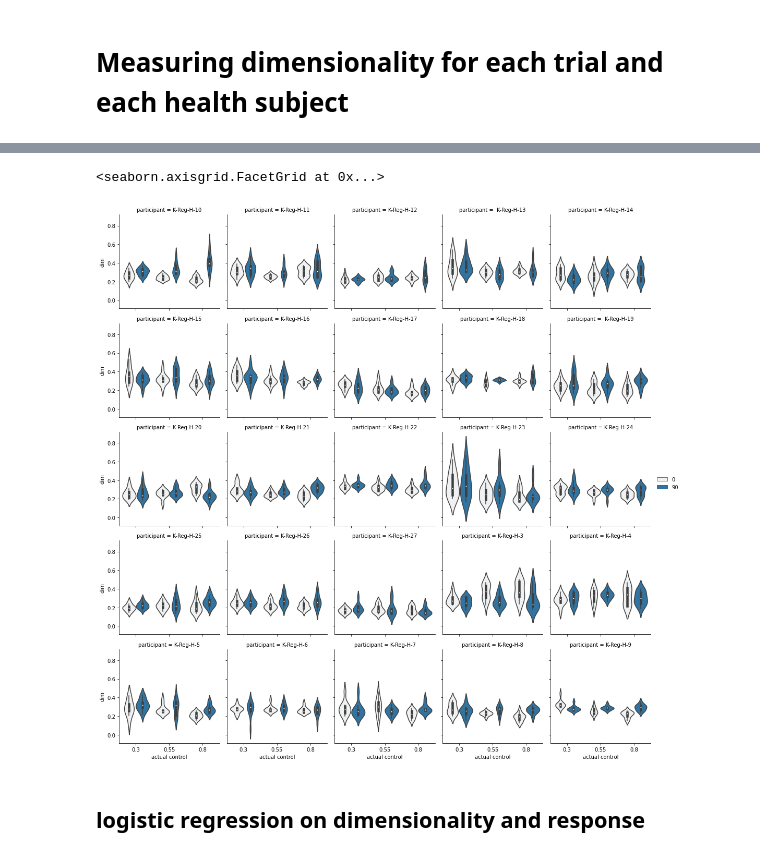
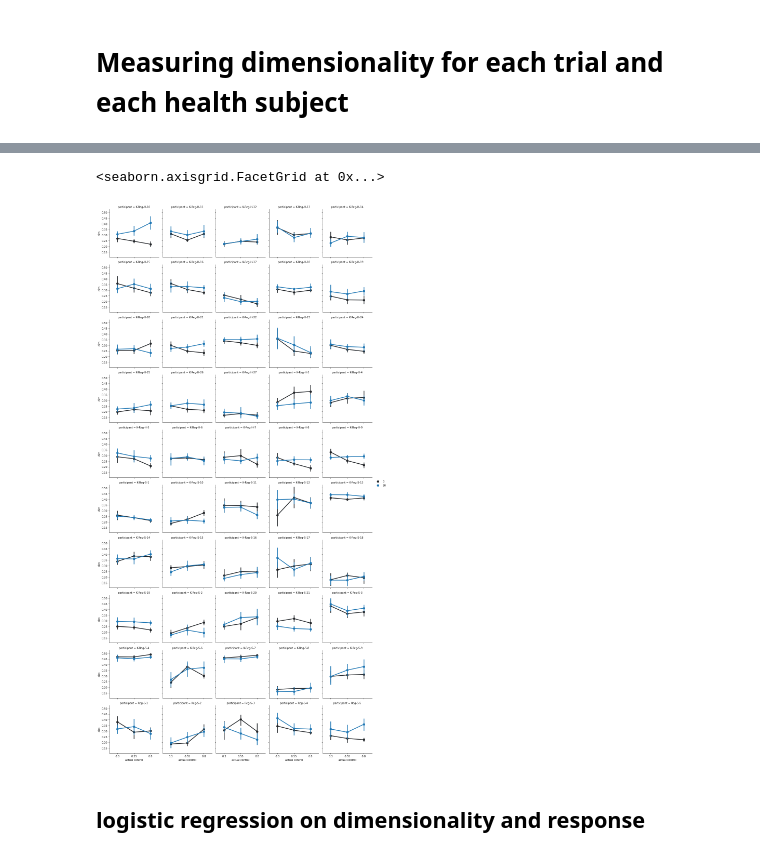
Before and after one commit to acercyc/Keio-Testing_analysis, a Jupyter notebook: src/ana_action_plan_control.ipynb, the cells around one changed output, grey strips where cells are left out. Cells and saved outputs as stored; diff of their text form; code cells hidden in the pictures.

```diff
--- a/src/ana_action_plan_control.ipynb
+++ b/src/ana_action_plan_control.ipynb
@@ -16,8 +16,24 @@ importlib.reload(utils)
 # %% [markdown]
 # Measuring dimensionality for each trial and each health subject
 # %%
-# subj = utils.ExpInfo.getSubjIDs()[0]
-# task = utils.ExpInfo.taskName[0]
-# x, h, y = utils.LoadData.xhy(subj, task)
-# x_ = [rearrange(i, 'b t f -> b (t f)') for i in x]
-# rearrange(x[0], 'b t f -> b (t f)')
+subjs = utils.ExpInfo.getSubjIDs()
+task = utils.ExpInfo.taskName[0]
+
+# compute dimensionality
+def add_dim(subj, task):
+    df = utils.LoadData.behaviorData(subj, task)
+    x, h, y = utils.LoadData.xhy(subj, task)
+
+    ### change here
+    x = [rearrange(i, 'b t f -> b (t f)') for i in x]
+
+    dims = []
+    for h_ in x:
+        h_ = scale(h_, axis=0)
+        dims.append(utils.Analysis.dim_measure(h_))
+    df_ = df
+    df_['dim'] = dims
+    return df_
+
+df_all = utils.GroupOperation.map(add_dim, subjs, task)
+df_all_ = pd.concat(df_all, axis=0)
@@ -60,14 +40,14 @@ df_all_ = pd.concat(df_all, axis=0)
 # %%
 # plot dimensionality by conditions and subjects
 grid = sns.FacetGrid(col='participant', col_wrap=5, data=df_all_)
-grid.map_dataframe(sns.violinplot,
+grid.map_dataframe(sns.pointplot,
                    x='actual control',
                    y='dim',
                    hue='angular bias')
 grid.add_legend()
 # %% [output]
 <seaborn.axisgrid.FacetGrid at 0x...>
-[figure, old version]
+[figure, new version]
 # %% [markdown]
 ## logistic regression on dimensionality and response
 # %%
```
Also changed, not shown: parts of 8 cells of this notebook, 7 other files.
